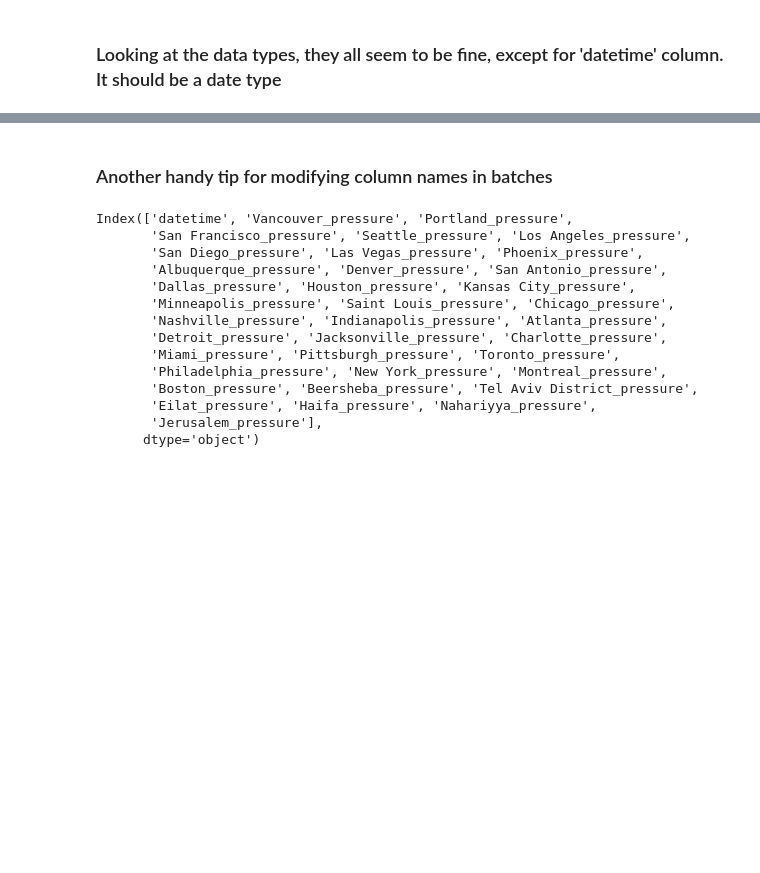
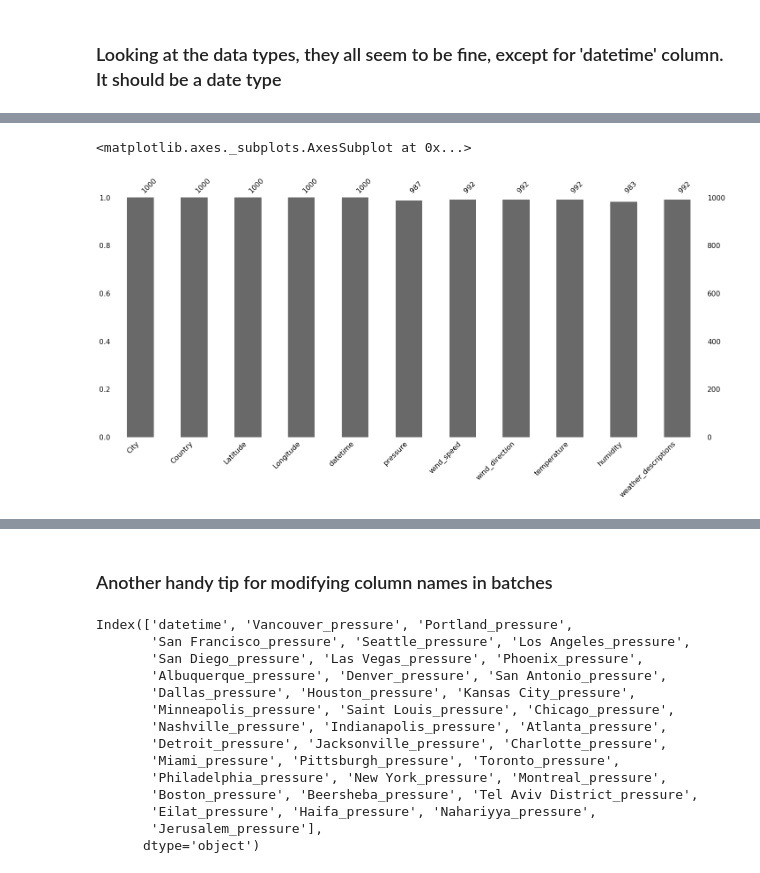
Before and after one commit to chengyin38/datafest19_tutorial, a Jupyter notebook: Tutorial_Data_Exploration.ipynb, the cells around one changed output, grey strips where cells are left out. Cells and saved outputs as stored; diff of their text form; code cells hidden in the pictures; blank space fills up the shorter version.

```diff
--- a/Tutorial_Data_Exploration.ipynb
+++ b/Tutorial_Data_Exploration.ipynb
@@ -165,0 +404,5 @@ profile.to_file(os.path.join(os.getcwd(), 'data_profile.html'))
+# %%
+msno.bar(df_merged_copy.sample(1000))
+# %% [output]
+<matplotlib.axes._subplots.AxesSubplot at 0x...>
+[figure, added]
```
Also changed, not shown: parts of 62 cells of this notebook.
